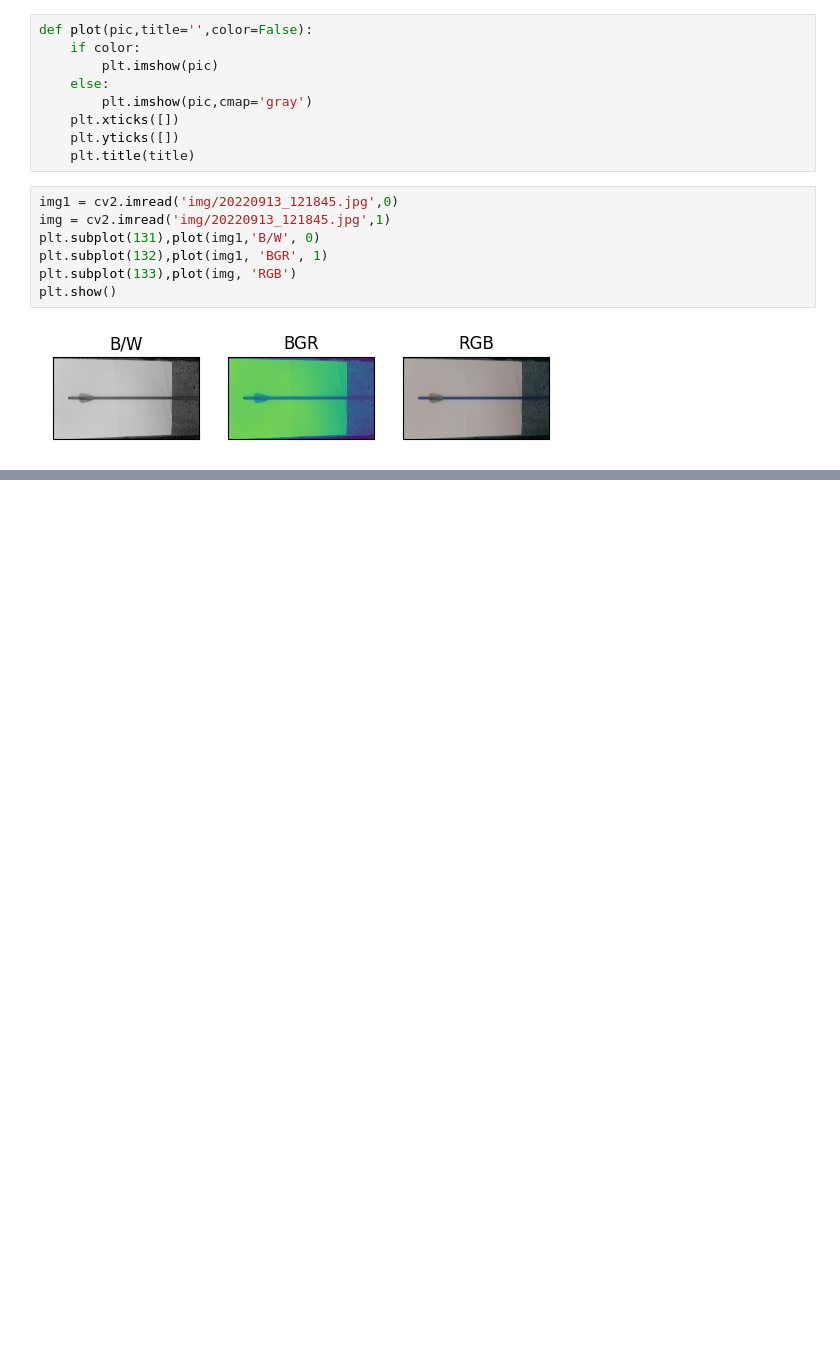
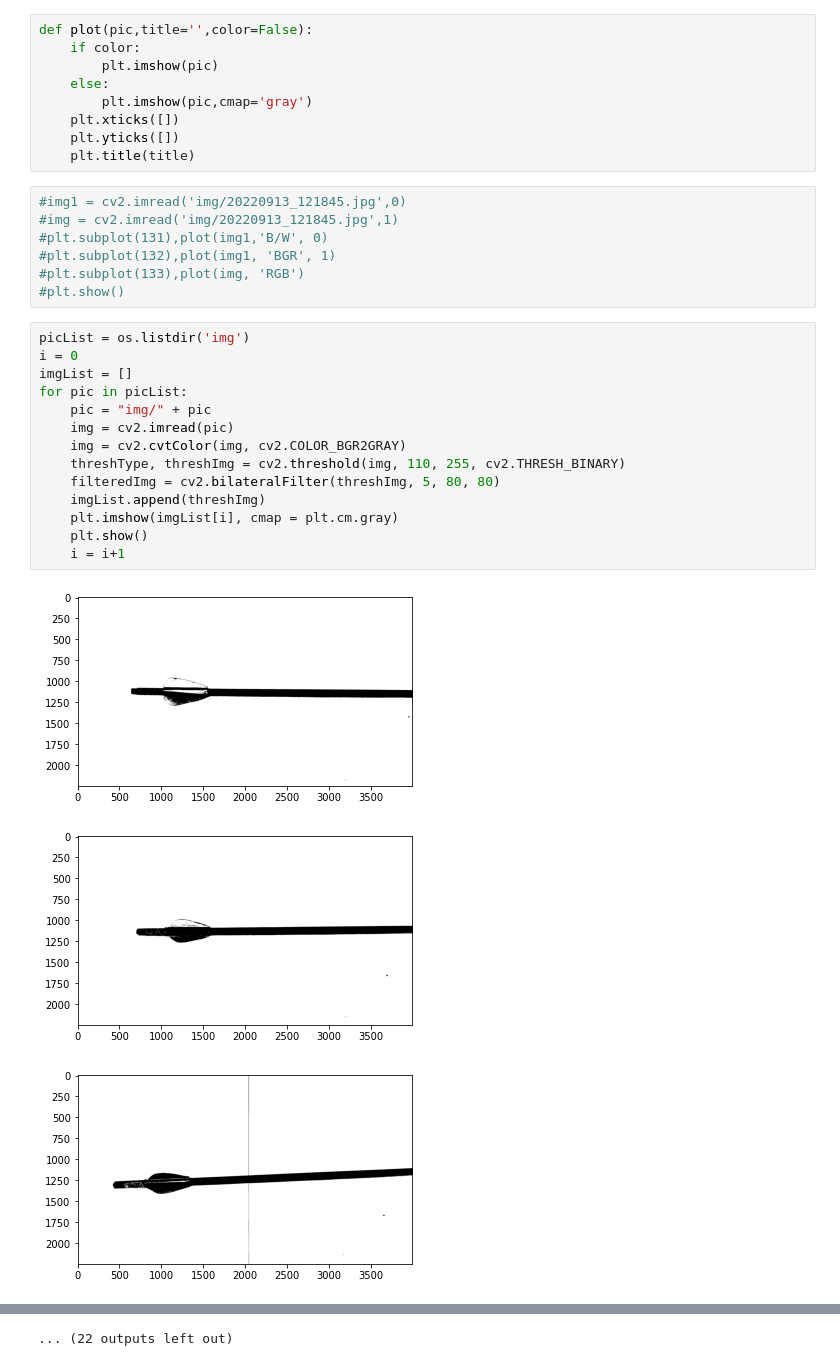
Before and after one commit to sofiaponteb/Clasificacion-Flechas, a Jupyter notebook: ProyectoTIA.ipynb, the cells around one changed output, grey strips where cells are left out. Drawn from its saved outputs; the diff is of its cells as text; blank space fills up the shorter version.

```diff
--- a/ProyectoTIA.ipynb
+++ b/ProyectoTIA.ipynb
@@ -30,11 +31,27 @@ def plot(pic,title='',color=False):
     plt.yticks([])
     plt.title(title)
 # %%
-img1 = cv2.imread('img/20220913_121845.jpg',0)
-img = cv2.imread('img/20220913_121845.jpg',1)
-plt.subplot(131),plot(img1,'B/W', 0)
-plt.subplot(132),plot(img1, 'BGR', 1)
-plt.subplot(133),plot(img, 'RGB')
-plt.show()
+#img1 = cv2.imread('img/20220913_121845.jpg',0)
+#img = cv2.imread('img/20220913_121845.jpg',1)
+#plt.subplot(131),plot(img1,'B/W', 0)
+#plt.subplot(132),plot(img1, 'BGR', 1)
+#plt.subplot(133),plot(img, 'RGB')
+#plt.show()
-# %% [output]
-[figure, removed]
+# %%
+picList = os.listdir('img')
+i = 0
+imgList = []
+for pic in picList:
+    pic = "img/" + pic
+    img = cv2.imread(pic)
+    img = cv2.cvtColor(img, cv2.COLOR_BGR2GRAY)
+    threshType, threshImg = cv2.threshold(img, 110, 255, cv2.THRESH_BINARY)
+    filteredImg = cv2.bilateralFilter(threshImg, 5, 80, 80)
+    imgList.append(threshImg)
+    plt.imshow(imgList[i], cmap = plt.cm.gray)
+    plt.show()
+    i = i+1
+# %% [output]
+[figure, added]
+[figure, added]
+[figure, added]
@@ -40,0 +67 @@ plt.show()
+... (22 outputs left out)
```
Also changed, not shown: parts of 4 cells of this notebook, 1 other file.
